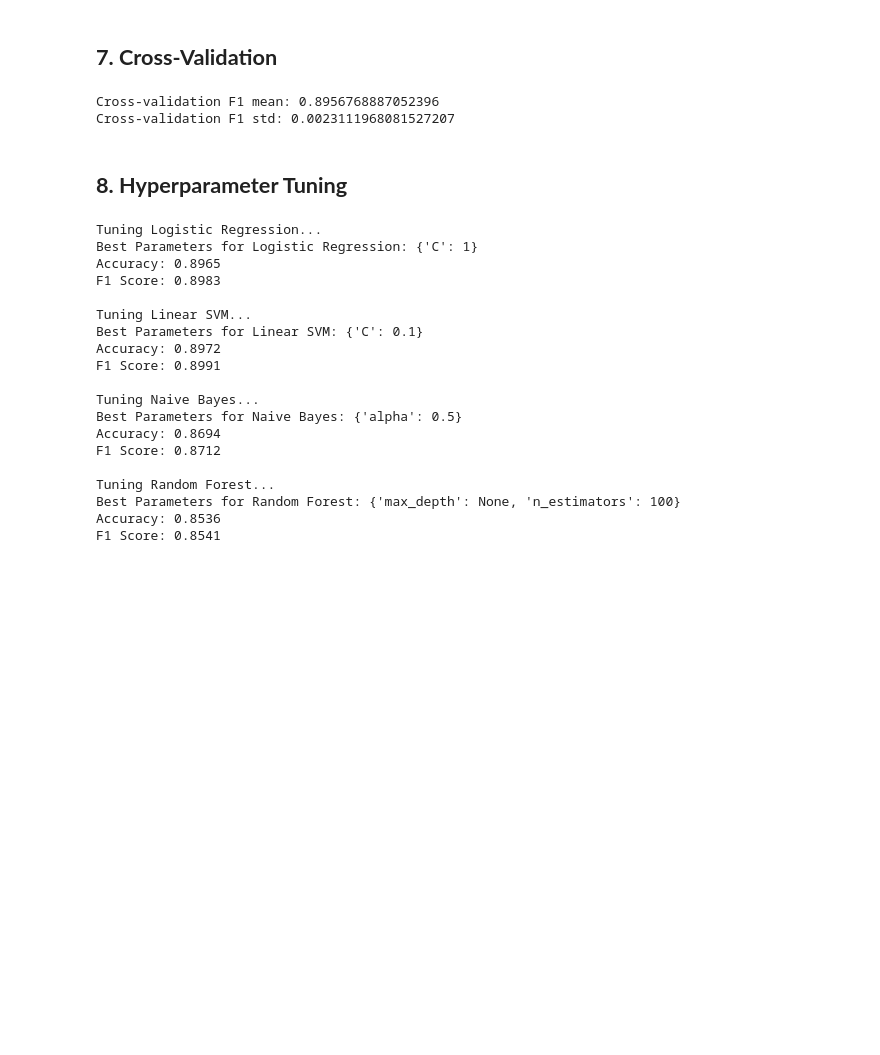
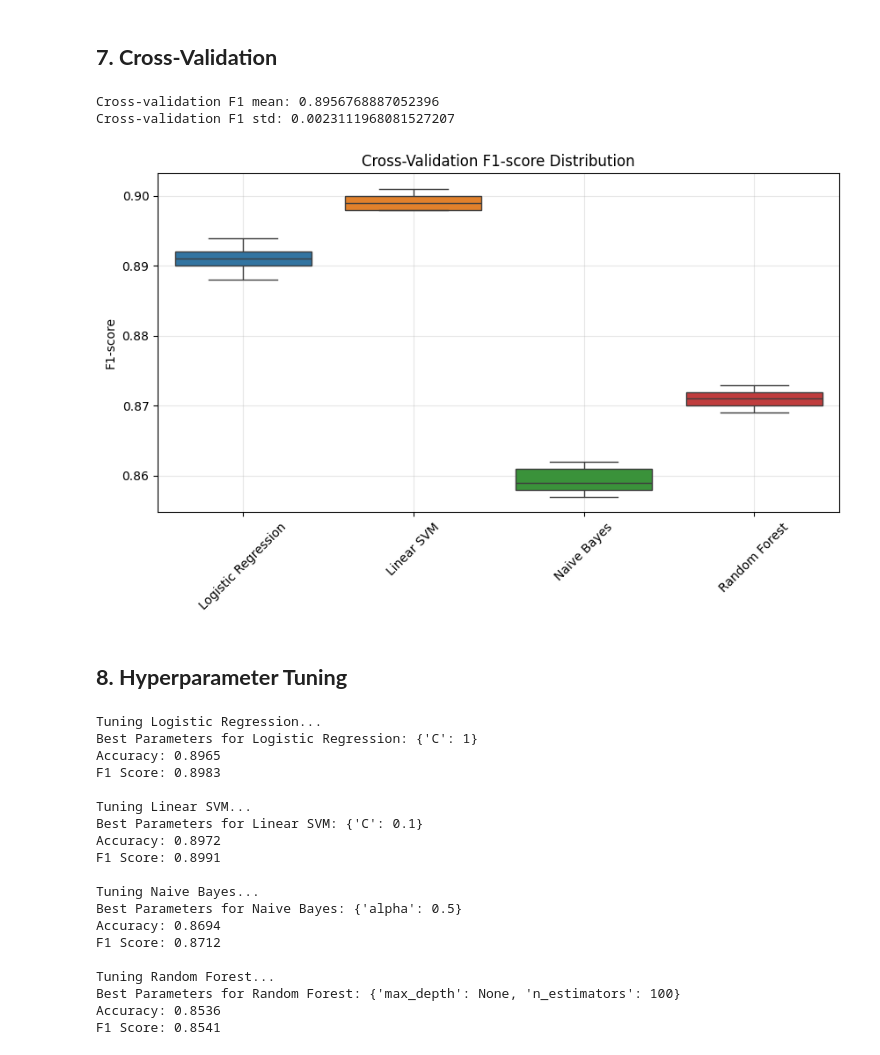
Before and after one commit to sahithreddypundru/Data-science-project, a Jupyter notebook: sentiment_analysis.ipynb, the cells around one changed output. Drawn from its saved outputs; the diff is of its cells as text; code cells hidden in the pictures; blank space fills up the shorter version.

```diff
--- a/sentiment_analysis.ipynb
+++ b/sentiment_analysis.ipynb
@@ -395,6 +411,29 @@ print("Cross-validation F1 std:", cv_scores.std())
 # %% [output]
 Cross-validation F1 mean: 0.8956768887052396
 Cross-validation F1 std: 0.0023111968081527207
+# %%
+import seaborn as sns
+import pandas as pd
+
+cv_data = {
+    "Fold 1": [0.891,0.900,0.859,0.871],
+    "Fold 2": [0.888,0.898,0.857,0.869],
+    "Fold 3": [0.892,0.901,0.862,0.873],
+    "Fold 4": [0.890,0.899,0.858,0.872],
+    "Fold 5": [0.894,0.898,0.861,0.870]
+}
+df_cv = pd.DataFrame(cv_data, index=["Logistic Regression","Linear SVM","Naive Bayes","Random Forest"])
+
+plt.figure(figsize=(10,5))
+sns.boxplot(data=df_cv.T)
+plt.title("Cross-Validation F1-score Distribution")
+plt.ylabel("F1-score")
+plt.xticks(rotation=45)
+plt.grid(alpha=0.3)
+plt.savefig("cv_boxplot.png", dpi=300, bbox_inches="tight")
+plt.show()
+# %% [output]
+[figure, added]
 # %% [markdown]
 ## **8. Hyperparameter Tuning**
 # %%
```
Also changed, not shown: parts of 1 cell of this notebook.
